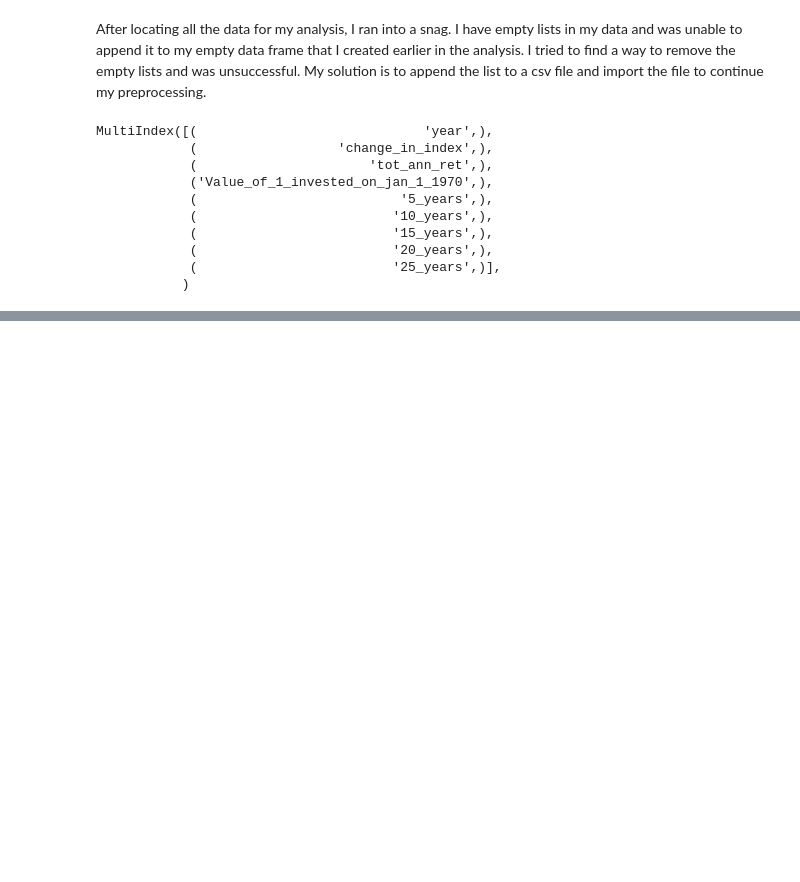
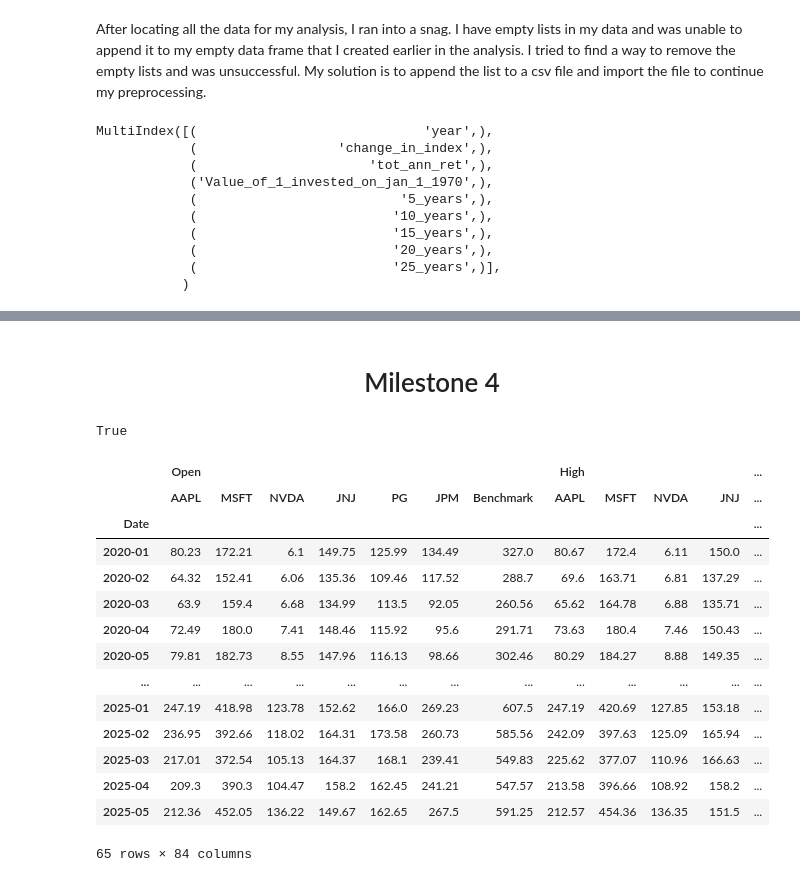
Before and after one commit to MWPerrineJr/data_prep_final, a Jupyter notebook: Final Project.ipynb, the cells around one changed output, grey strips where cells are left out. Drawn from its saved outputs; the diff is of its cells as text; code cells hidden in the pictures; blank space fills up the shorter version.

Commit message:
Milestone 4 update

```diff
--- a/Final Project.ipynb
+++ b/Final Project.ipynb
@@ -418,0 +422,37 @@ gspc_cleaned.head()
+# %% [markdown]
+<h1><center>Milestone 4</center></h1>
+# %%
+# This code creates load_dotenv
+load_dotenv()
+# %% [output]
+True
+# %%
+# This code retrieves api key
+API_KEY=os.getenv("API_KEY")
+# %%
+# This code creates the list of companies for my stock data
+companies = Toolkit(['AAPL', 'MSFT', 'NVDA', 'JNJ', 'PG', 'JPM'], api_key=API_KEY,
+                    start_date= '2020-01-01')
+# %%
+# This code displays all columns in the data frame
+pd.set_option('display.max_columns', None)
+# %%
+# This code retrieves the stock data from the FMP api
+historical_data = companies.get_historical_data(period='monthly')
+historical_data
+# %% [output]
+|  | Open |  |  |  |  |  |  | High |  |  |  | ... |
+|  | AAPL | MSFT | NVDA | JNJ | PG | JPM | Benchmark | AAPL | MSFT | NVDA | JNJ | ... |
+| Date |  |  |  |  |  |  |  |  |  |  |  | ... |
+| 2020-01 | 80.23 | 172.21 | 6.1 | 149.75 | 125.99 | 134.49 | 327.0 | 80.67 | 172.4 | 6.11 | 150.0 | ... |
+| 2020-02 | 64.32 | 152.41 | 6.06 | 135.36 | 109.46 | 117.52 | 288.7 | 69.6 | 163.71 | 6.81 | 137.29 | ... |
+| 2020-03 | 63.9 | 159.4 | 6.68 | 134.99 | 113.5 | 92.05 | 260.56 | 65.62 | 164.78 | 6.88 | 135.71 | ... |
+| 2020-04 | 72.49 | 180.0 | 7.41 | 148.46 | 115.92 | 95.6 | 291.71 | 73.63 | 180.4 | 7.46 | 150.43 | ... |
+| 2020-05 | 79.81 | 182.73 | 8.55 | 147.96 | 116.13 | 98.66 | 302.46 | 80.29 | 184.27 | 8.88 | 149.35 | ... |
+| ... | ... | ... | ... | ... | ... | ... | ... | ... | ... | ... | ... | ... |
+| 2025-01 | 247.19 | 418.98 | 123.78 | 152.62 | 166.0 | 269.23 | 607.5 | 247.19 | 420.69 | 127.85 | 153.18 | ... |
+| 2025-02 | 236.95 | 392.66 | 118.02 | 164.31 | 173.58 | 260.73 | 585.56 | 242.09 | 397.63 | 125.09 | 165.94 | ... |
+| 2025-03 | 217.01 | 372.54 | 105.13 | 164.37 | 168.1 | 239.41 | 549.83 | 225.62 | 377.07 | 110.96 | 166.63 | ... |
+| 2025-04 | 209.3 | 390.3 | 104.47 | 158.2 | 162.45 | 241.21 | 547.57 | 213.58 | 396.66 | 108.92 | 158.2 | ... |
+| 2025-05 | 212.36 | 452.05 | 136.22 | 149.67 | 162.65 | 267.5 | 591.25 | 212.57 | 454.36 | 136.35 | 151.5 | ... |
+65 rows × 84 columns
```
Also changed, not shown: parts of 7 cells of this notebook, 4 other files.
